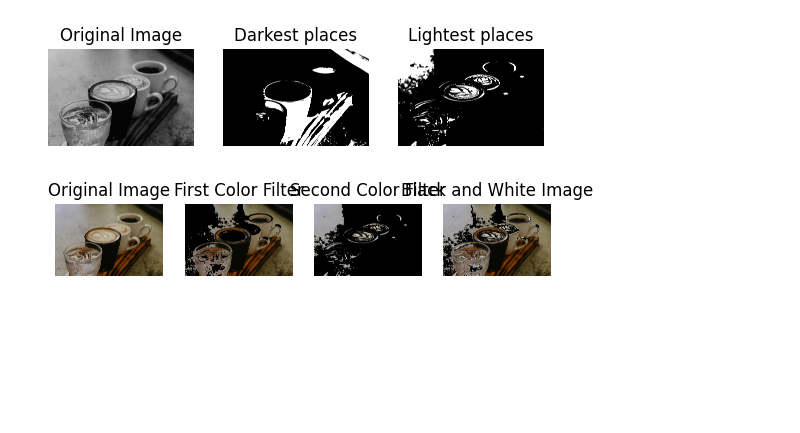
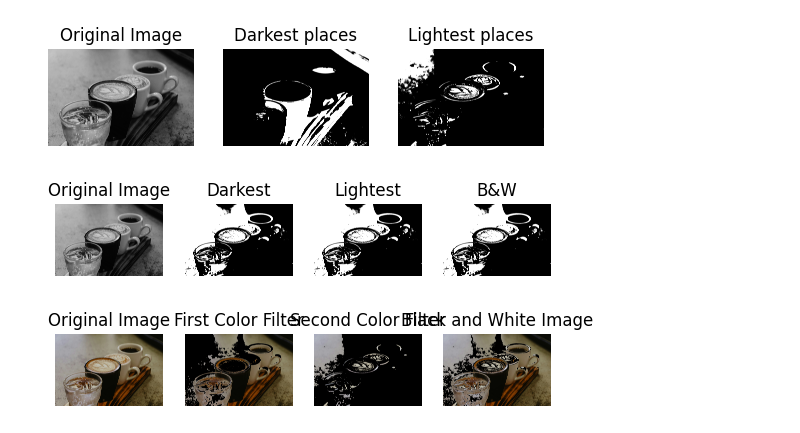
Before and after one commit to miroslav-matejovsky/experiments-with-opencv, a Jupyter notebook: notebook.ipynb, the cells around one changed output. Cells and saved outputs as stored; diff of their text form; code cells hidden in the pictures; blank space fills up the shorter version.

Commit message:
more color filters

```diff
--- a/notebook.ipynb
+++ b/notebook.ipynb
@@ -46,6 +46,31 @@ for i in range(3):
 plt.show()
 # %% [output]
 [figure]
+# %%
+image_gray = cv2.cvtColor(image, cv2.COLOR_BGR2GRAY)
+
+threshold = 127
+
+# Threshold for darkest places
+_, threshold_dark = cv2.threshold(image_gray, threshold, 255, cv2.THRESH_BINARY)
+
+# Threshold for lightest places
+_, threshold_light = cv2.threshold(image_gray, threshold, 255, cv2.THRESH_BINARY)
+
+bw_image = cv2.add(threshold_dark, threshold_light)
+
+# Display the original image and the thresholded images
+titles = ['Original Image', 'Darkest', 'Lightest', 'B&W']
+images = [image_gray, threshold_dark, threshold_light, bw_image]
+
+for i in range(4):
+    plt.subplot(1, 4, i+1), plt.imshow(images[i], 'gray')
+    plt.title(titles[i])
+    plt.axis('off')
+
+plt.show()
+# %% [output]
+[figure, added]
 # %%
 
 
```
Also changed, not shown: parts of 1 cell of this notebook.
